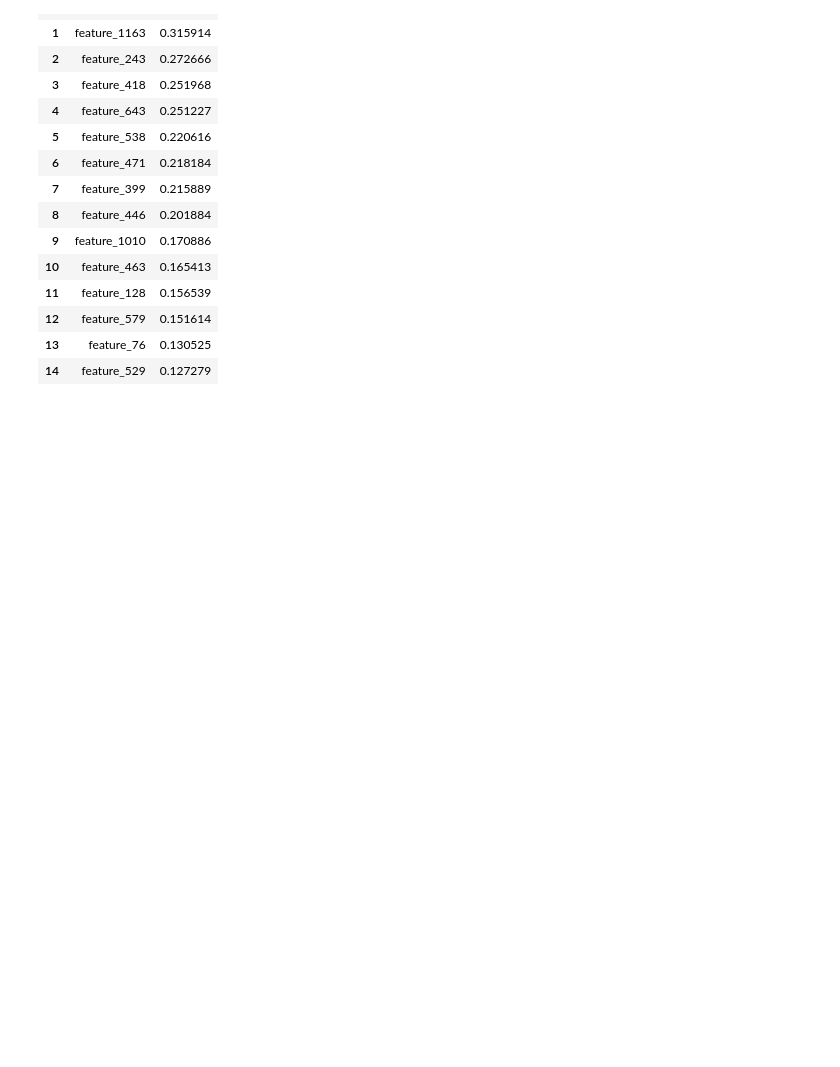
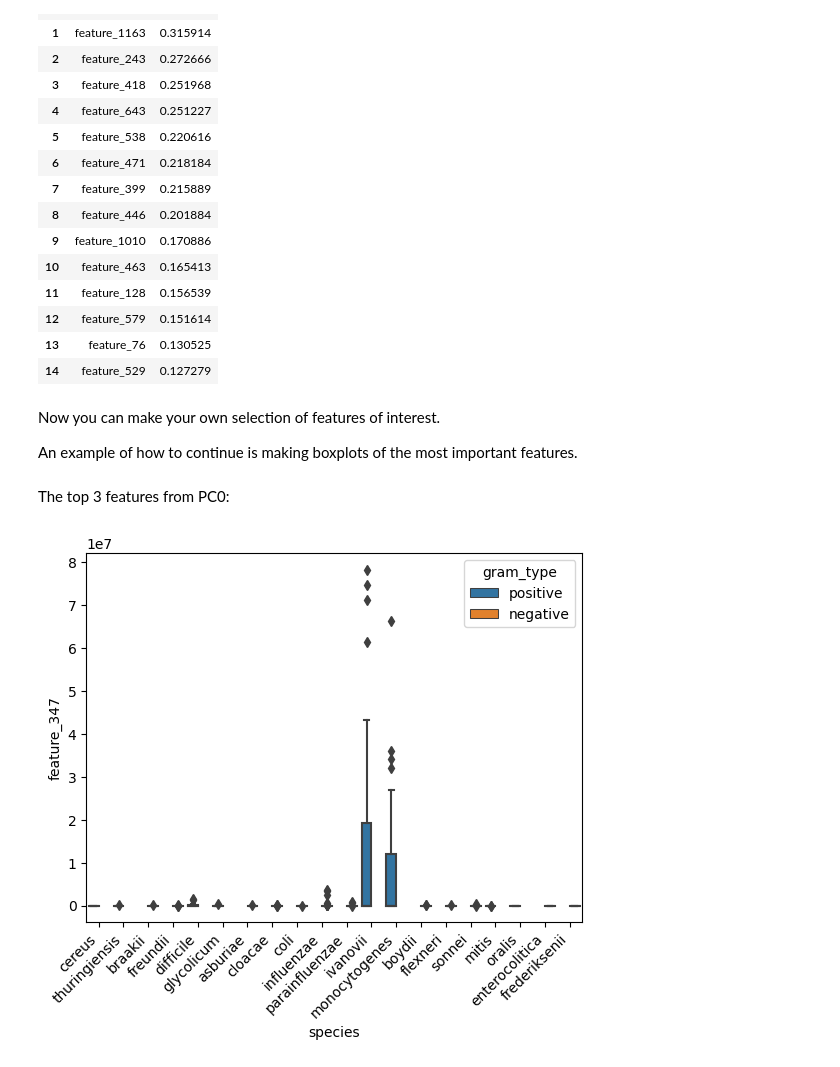
Before and after one commit to BleekerLab/PhenoFeatureFinder, a Jupyter notebook: examples/MicroMass/feature_selection.ipynb, the cells around one changed output. Drawn from its saved outputs; the diff is of its cells as text; code cells hidden in the pictures; blank space fills up the shorter version.

Commit message:
ran feature selection example

```diff
--- a/examples/MicroMass/feature_selection.ipynb
+++ b/examples/MicroMass/feature_selection.ipynb
@@ -146,3 +165,7 @@ Here are the metabolite names with the top 15 absolute loadings on PC13
 | 12 | feature_579 | 0.151614 |
 | 13 | feature_76 | 0.130525 |
 | 14 | feature_529 | 0.127279 |
+# %% [markdown]
+Now you can make your own selection of features of interest.
+
+An example of how to continue is making boxplots of the most important features.
@@ -148,0 +176,16 @@ Here are the metabolite names with the top 15 absolute loadings on PC13
+# %%
+df = pd.DataFrame
+df = micromass.metabolome.T
+df['gram_type'] = micromass.phenotype['phenotype']
+df = df.T
+df.columns = micromass.metabolome.columns.str.split("_",expand=True).get_level_values(0)
+df = df.T
+df['species'] = df.index
+# %% [markdown]
+The top 3 features from PC0:
+# %%
+ax = sns.boxplot(data=df, x='species', y="feature_347", hue="gram_type")
+ax.set_xticklabels(ax.get_xticklabels(),rotation=45, horizontalalignment='right')
+None
+# %% [output]
+[figure, added]
```
Also changed, not shown: parts of 13 cells of this notebook.
